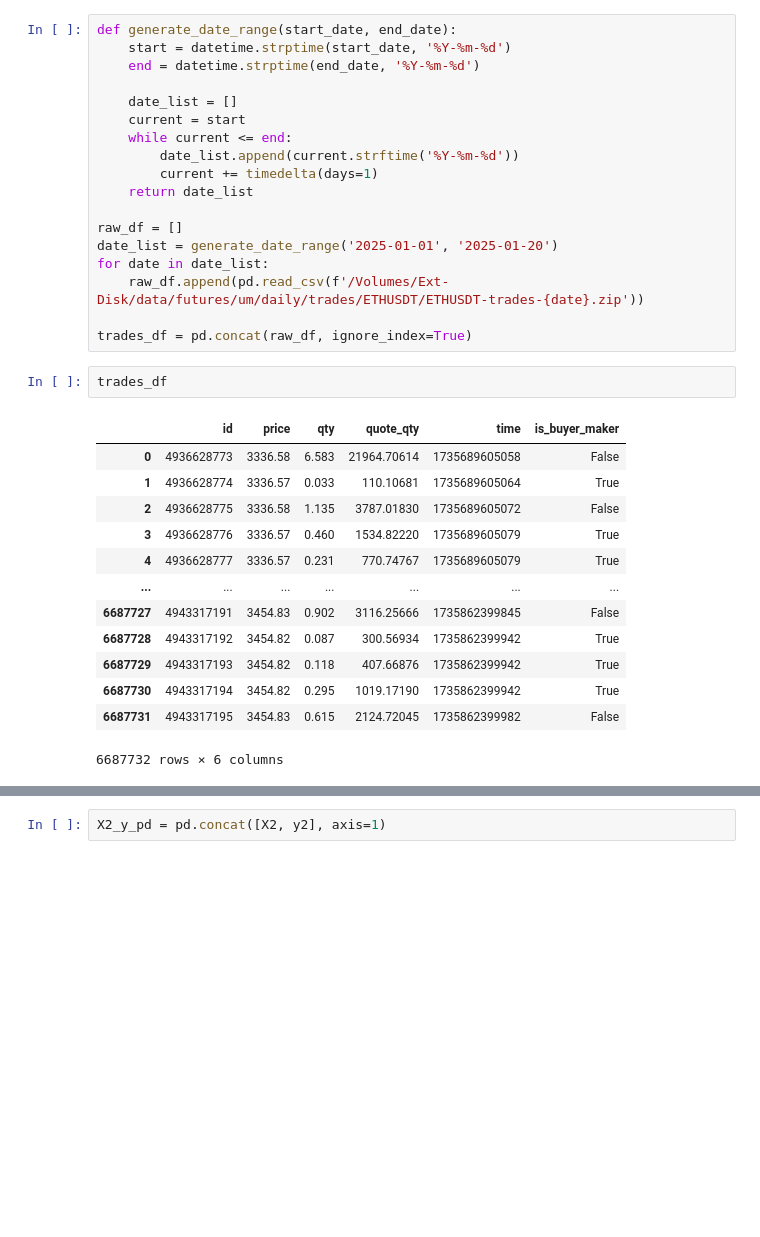
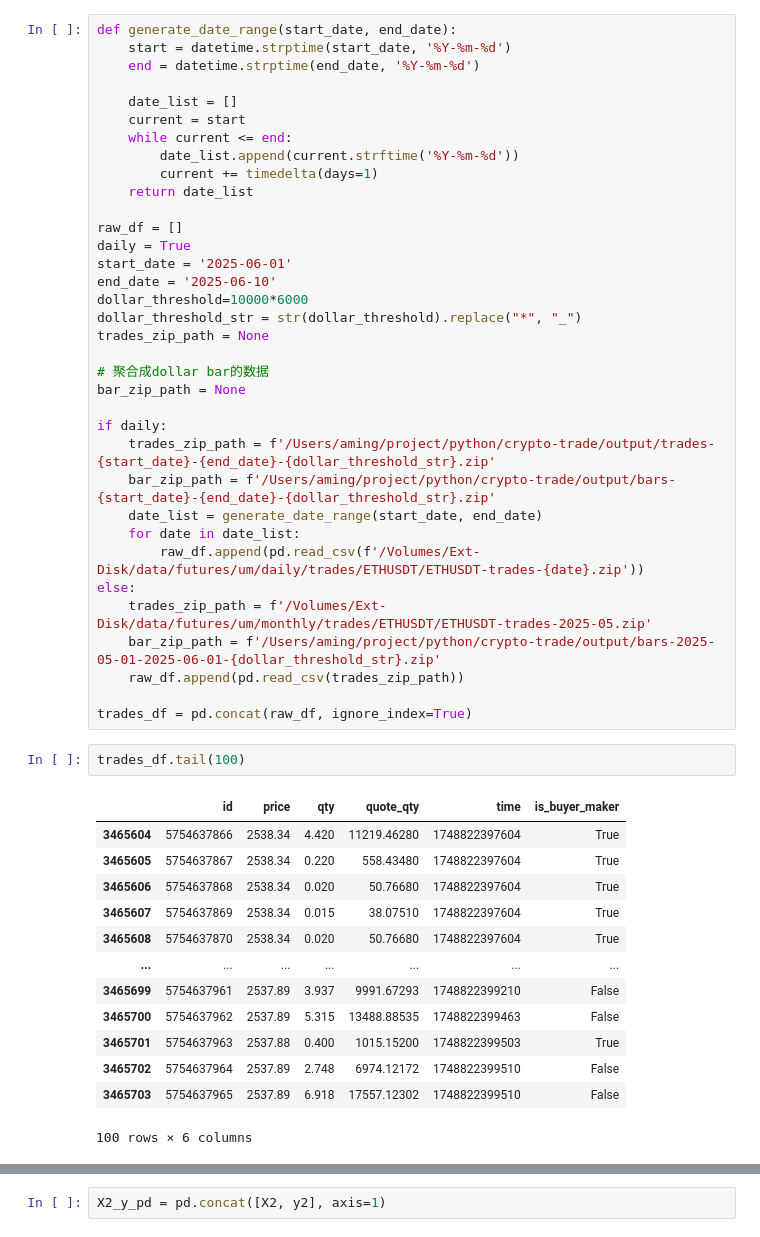
Before and after one commit to aamingaa/crypto-trade, a Jupyter notebook: strategy/fusion/hourly_pipeline.ipynb, the cells around one changed output, grey strips where cells are left out. Drawn from its saved outputs; the diff is of its cells as text; blank space fills up the shorter version.

```diff
--- a/strategy/fusion/hourly_pipeline.ipynb
+++ b/strategy/fusion/hourly_pipeline.ipynb
@@ -949,24 +873,41 @@ def generate_date_range(start_date, end_date):
     return date_list
 
 raw_df = []
-date_list = generate_date_range('2025-01-01', '2025-01-20')
-for date in date_list:
-    raw_df.append(pd.read_csv(f'/Volumes/Ext-Disk/data/futures/um/daily/trades/ETHUSDT/ETHUSDT-trades-{date}.zip'))
+daily = True
+start_date = '2025-06-01'
+end_date = '2025-06-10'
+dollar_threshold=10000*6000
+dollar_threshold_str = str(dollar_threshold).replace("*", "_")
+trades_zip_path = None
+
+# 聚合成dollar bar的数据
+bar_zip_path = None
+
+if daily:
+    trades_zip_path = f'/Users/aming/project/python/crypto-trade/output/trades-{start_date}-{end_date}-{dollar_threshold_str}.zip'
+    bar_zip_path = f'/Users/aming/project/python/crypto-trade/output/bars-{start_date}-{end_date}-{dollar_threshold_str}.zip'
+    date_list = generate_date_range(start_date, end_date)
+    for date in date_list:
+        raw_df.append(pd.read_csv(f'/Volumes/Ext-Disk/data/futures/um/daily/trades/ETHUSDT/ETHUSDT-trades-{date}.zip'))
+else:
+    trades_zip_path = f'/Volumes/Ext-Disk/data/futures/um/monthly/trades/ETHUSDT/ETHUSDT-trades-2025-05.zip'
+    bar_zip_path = f'/Users/aming/project/python/crypto-trade/output/bars-2025-05-01-2025-06-01-{dollar_threshold_str}.zip'
+    raw_df.append(pd.read_csv(trades_zip_path))
 
 trades_df = pd.concat(raw_df, ignore_index=True)
 # %%
-trades_df
+trades_df.tail(100)
 # %% [output]
 |  | id | price | qty | quote_qty | time | is_buyer_maker |
-| 0 | 4936628773 | 3336.58 | 6.583 | 21964.70614 | 1735689605058 | False |
-| 1 | 4936628774 | 3336.57 | 0.033 | 110.10681 | 1735689605064 | True |
-| 2 | 4936628775 | 3336.58 | 1.135 | 3787.01830 | 1735689605072 | False |
-| 3 | 4936628776 | 3336.57 | 0.460 | 1534.82220 | 1735689605079 | True |
-| 4 | 4936628777 | 3336.57 | 0.231 | 770.74767 | 1735689605079 | True |
+| 3465604 | 5754637866 | 2538.34 | 4.420 | 11219.46280 | 1748822397604 | True |
+| 3465605 | 5754637867 | 2538.34 | 0.220 | 558.43480 | 1748822397604 | True |
+| 3465606 | 5754637868 | 2538.34 | 0.020 | 50.76680 | 1748822397604 | True |
+| 3465607 | 5754637869 | 2538.34 | 0.015 | 38.07510 | 1748822397604 | True |
+| 3465608 | 5754637870 | 2538.34 | 0.020 | 50.76680 | 1748822397604 | True |
 | ... | ... | ... | ... | ... | ... | ... |
-| 6687727 | 4943317191 | 3454.83 | 0.902 | 3116.25666 | 1735862399845 | False |
-| 6687728 | 4943317192 | 3454.82 | 0.087 | 300.56934 | 1735862399942 | True |
-| 6687729 | 4943317193 | 3454.82 | 0.118 | 407.66876 | 1735862399942 | True |
-| 6687730 | 4943317194 | 3454.82 | 0.295 | 1019.17190 | 1735862399942 | True |
-| 6687731 | 4943317195 | 3454.83 | 0.615 | 2124.72045 | 1735862399982 | False |
+| 3465699 | 5754637961 | 2537.89 | 3.937 | 9991.67293 | 1748822399210 | False |
+| 3465700 | 5754637962 | 2537.89 | 5.315 | 13488.88535 | 1748822399463 | False |
+| 3465701 | 5754637963 | 2537.88 | 0.400 | 1015.15200 | 1748822399503 | True |
+| 3465702 | 5754637964 | 2537.89 | 2.748 | 6974.12172 | 1748822399510 | False |
+| 3465703 | 5754637965 | 2537.89 | 6.918 | 17557.12302 | 1748822399510 | False |
-6687732 rows × 6 columns
+100 rows × 6 columns
```
Also changed, not shown: parts of 21 cells of this notebook, 3 other files.
